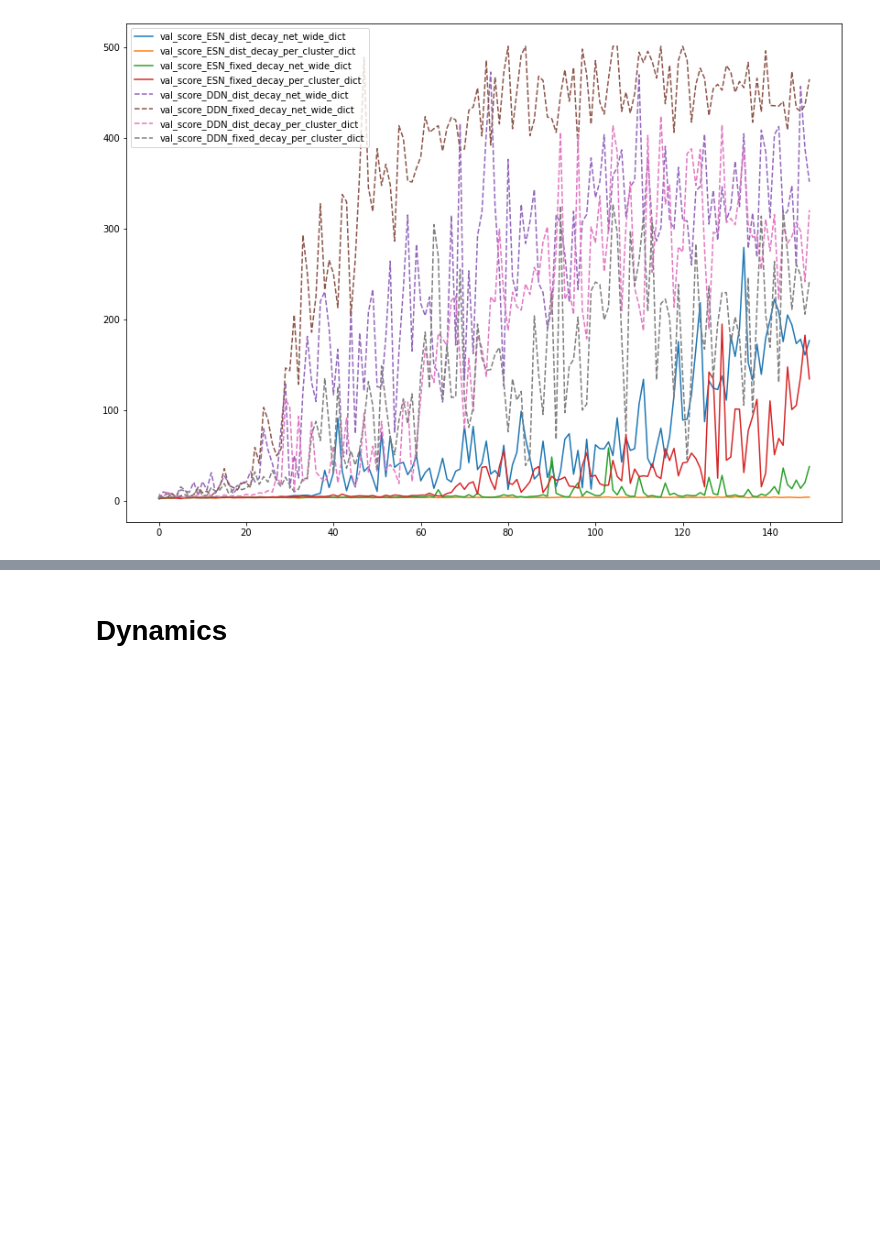
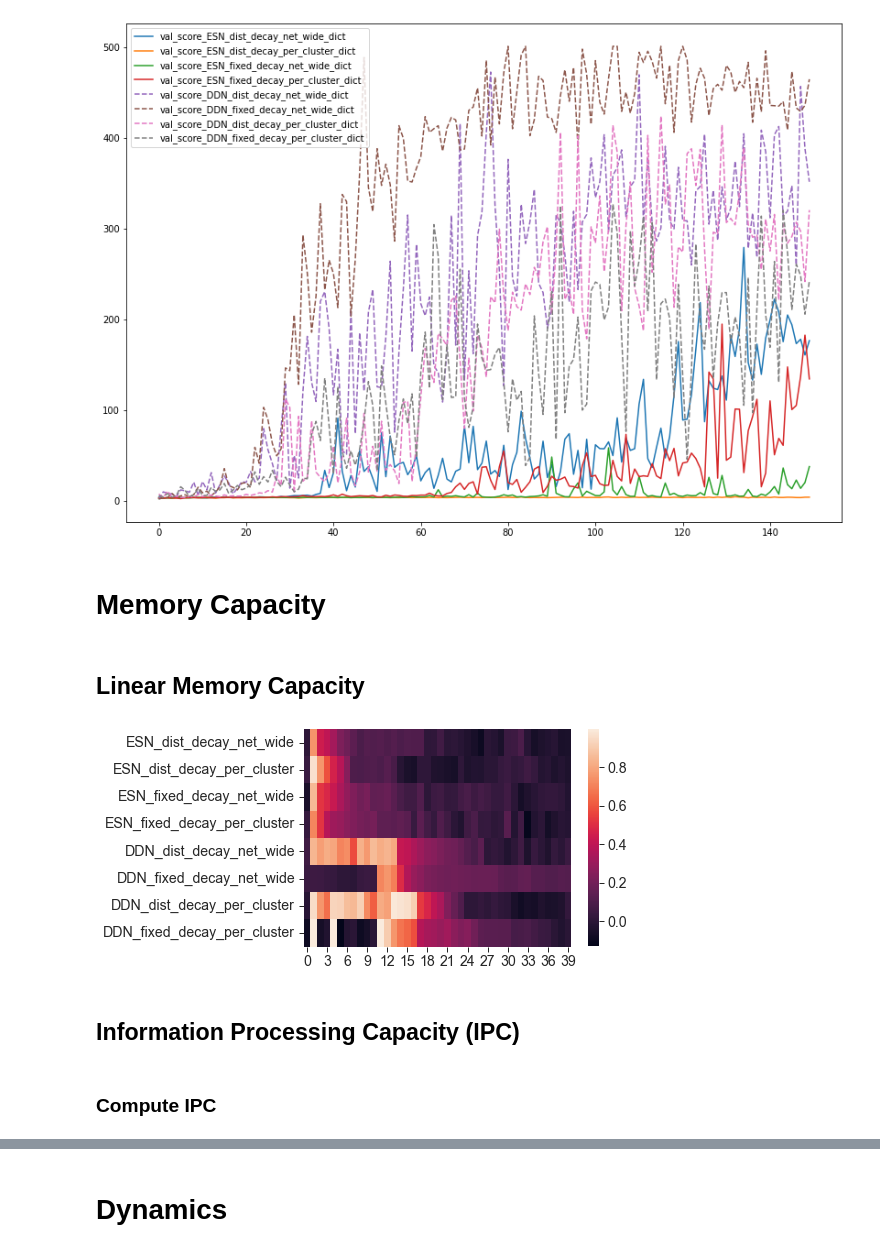
Before and after one commit to Nishant-codex/DDN-public, a Jupyter notebook: DDN_example_mackeyglass.ipynb, the cells around one changed output, grey strips where cells are left out. Drawn from its saved outputs; the diff is of its cells as text; code cells hidden in the pictures; blank space fills up the shorter version.

```diff
--- a/DDN_example_mackeyglass.ipynb
+++ b/DDN_example_mackeyglass.ipynb
@@ -378,3 +379,5 @@ best_nets_DDN_fixed_decay_per_cluster_dict       = resample_net_MG_best(ddn_dist
 # best_nets_DDN_dist_decay_per_cluster_fixed_delays_dict   = sample_best_net(DDN_dist_decay_per_cluster_fixed_delays_dict,  nr_of_nets, gen_max, multitask=False)
 # best_nets_DDN_fixed_decay_per_cluster_fixed_delays_dict  = sample_best_net(DDN_fixed_decay_per_cluster_fixed_delays_dict, nr_of_nets, gen_max, multitask=False)
 # best_nets_DDN_fixed_decay_net_wide_fixed_delays_dict     = sample_best_net(DDN_fixed_decay_net_wide_fixed_delays_dict,    nr_of_nets, gen_max, multitask=False)
+# %% [markdown]
+# Memory Capacity
@@ -380,0 +397,2 @@ best_nets_DDN_fixed_decay_per_cluster_dict       = resample_net_MG_best(ddn_dist
+# %% [markdown]
+## Linear Memory Capacity
@@ -380,0 +449,14 @@ best_nets_DDN_fixed_decay_per_cluster_dict       = resample_net_MG_best(ddn_dist
+# %%
+sns.heatmap(np.array(caps),yticklabels=['ESN_dist_decay_net_wide',
+                                        'ESN_dist_decay_per_cluster',
+                                        'ESN_fixed_decay_net_wide',
+                                        'ESN_fixed_decay_per_cluster',
+                                        'DDN_dist_decay_net_wide',
+                                        'DDN_fixed_decay_net_wide',
+                                        'DDN_dist_decay_per_cluster',
+                                        'DDN_fixed_decay_per_cluster',])
+plt.savefig('G:/My Drive/Data For Publication/paper3/figs_MG/Linear_MC_MG.png', dpi=300, bbox_inches='tight')
+# %% [output]
+[figure, added]
+# %% [markdown]
+## Information Processing Capacity (IPC)
@@ -380,0 +491,2 @@ best_nets_DDN_fixed_decay_per_cluster_dict       = resample_net_MG_best(ddn_dist
+# %% [markdown]
+### Compute IPC
```
Also changed, not shown: parts of 22 cells of this notebook, 10 other files.
